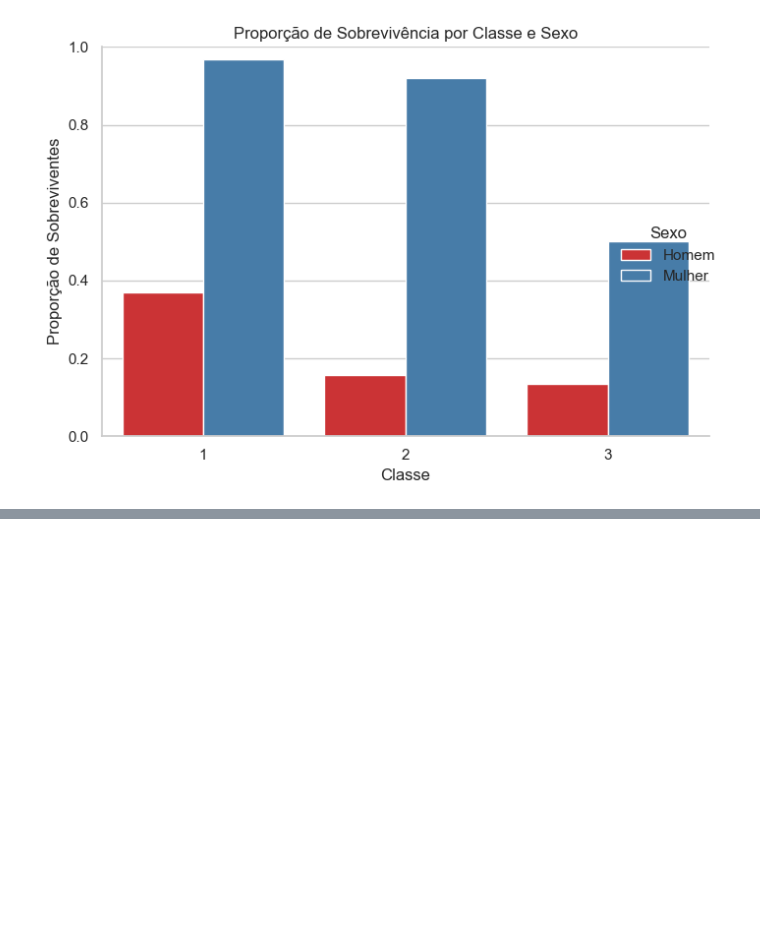
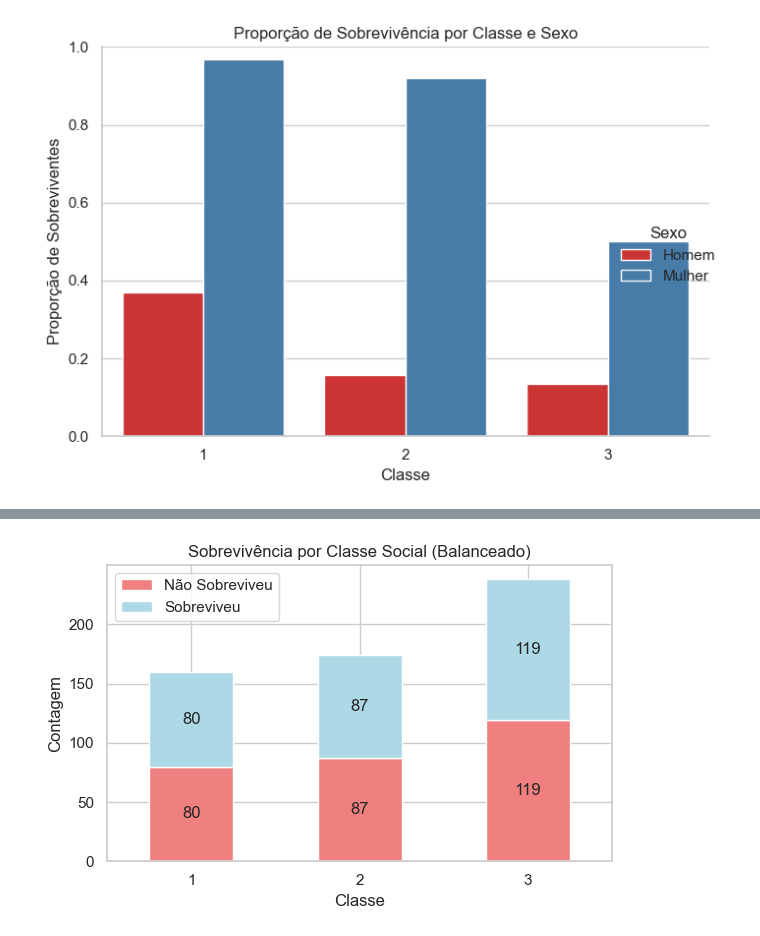
Before and after one commit to JMarquesCS/TitanicMLP, a Jupyter notebook: mlp_titanic.ipynb, the cells around one changed output, grey strips where cells are left out. Cells and saved outputs as stored; diff of their text form; code cells hidden in the pictures; blank space fills up the shorter version.

```diff
--- a/mlp_titanic.ipynb
+++ b/mlp_titanic.ipynb
@@ -86,0 +127,15 @@ plt.show()
+# %%
+# Stacked bar – sobrevivência por classe
+counts = df_balanced.groupby('Pclass')['Survived'].value_counts().unstack().fillna(0)
+counts.columns = ['Não Sobreviveu', 'Sobreviveu']
+ax = counts.plot(kind='bar', stacked=True, color=['lightcoral', 'lightblue'], figsize=(6,4))
+plt.title("Sobrevivência por Classe Social (Balanceado)")
+plt.xlabel("Classe")
+plt.ylabel("Contagem")
+plt.xticks(rotation=0)
+for container in ax.containers:
+    ax.bar_label(container, label_type='center')
+plt.tight_layout()
+plt.show()
+# %% [output]
+[figure, added]
```
Also changed, not shown: parts of 3 cells of this notebook.
